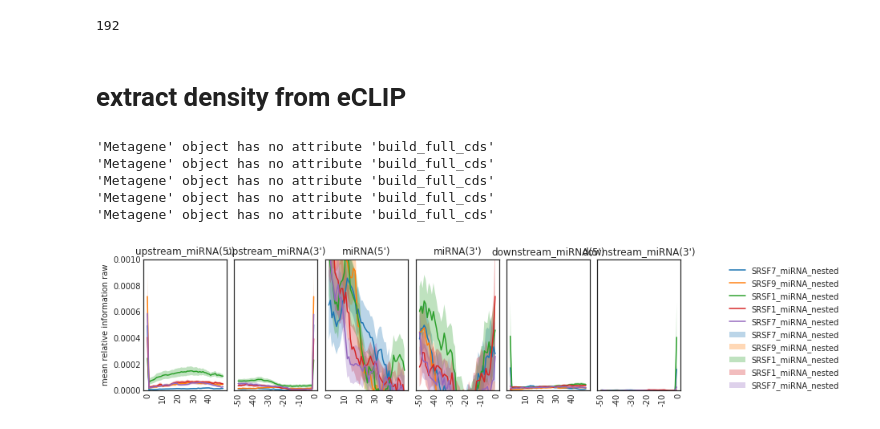
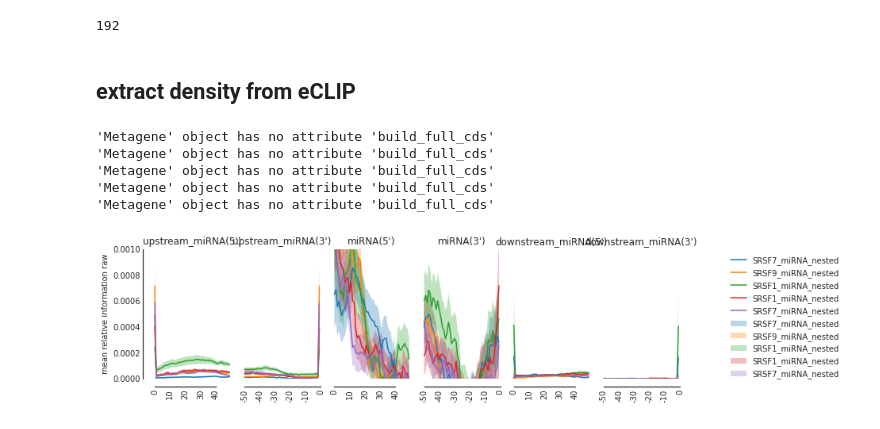
Before and after one commit to algaebrown/Metadensity, a Jupyter notebook: docs/source/0_customize_feature_example_miRNA_host_gene.ipynb, the cells around one changed output. Saved outputs shown, nothing was run; the diff lists cells and outputs as text; code cells hidden in the pictures.

```diff
--- a/docs/source/0_customize_feature_example_miRNA_host_gene.ipynb
+++ b/docs/source/0_customize_feature_example_miRNA_host_gene.ipynb
@@ -96,7 +107,7 @@ for transcript_id in list(miRNA_containing_metagene.keys()).copy():
     if 'miRNA' not in metagene.featnames:
         del miRNA_containing_metagene[transcript_id]
 # %% [markdown]
-# extract density from eCLIP
+## extract density from eCLIP
 # %%
 def build_metadensity(eCLIP, metagene = miRNA_containing_metagene):
     ''' build metadensity object for eCLIP and its IDR containing transcript'''
@@ -116,8 +127,9 @@ all_meta = [build_metadensity(e) for e in all_srsf]
 # %%
 plt.style.use('seaborn-white')
 f=plot_mean_density(all_meta,features_to_show = ['upstream_miRNA','miRNA', 'downstream_miRNA'], ymax = 0.001)
+f= beautify(f)
 # %% [output]
-[figure, old version]
+[figure, new version]
 # %%
 f=plot_rbp_map(all_meta,features_to_show = ['upstream_miRNA','miRNA', 'downstream_miRNA'], ymax = 0.001)
 # %% [output]
```
Also changed, not shown: parts of 6 cells of this notebook, 21 other files.
